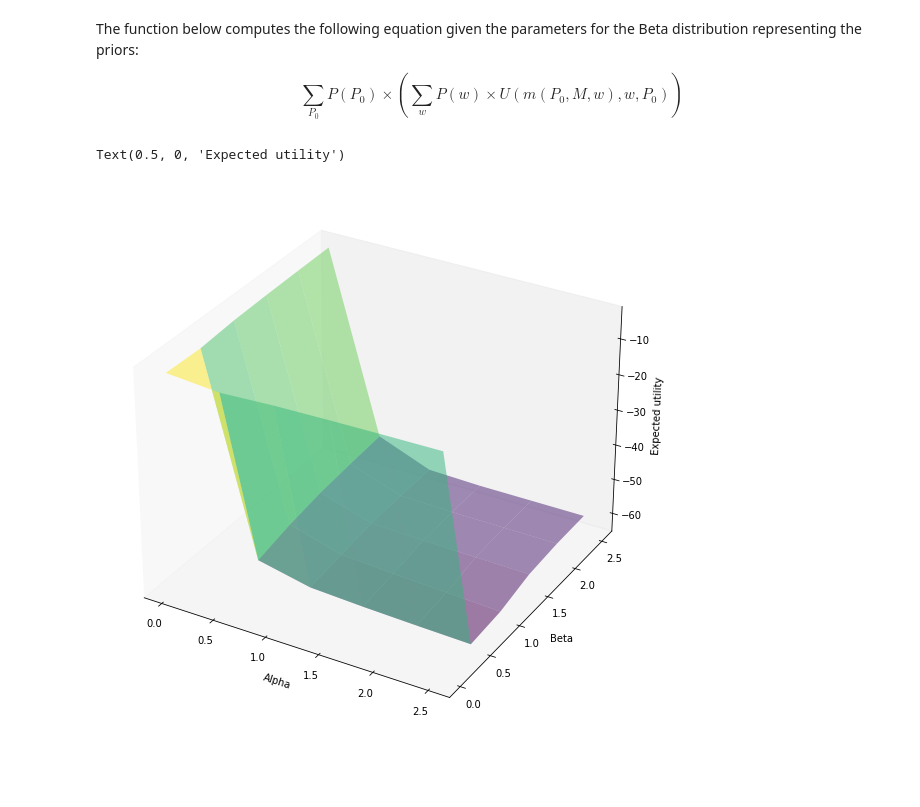
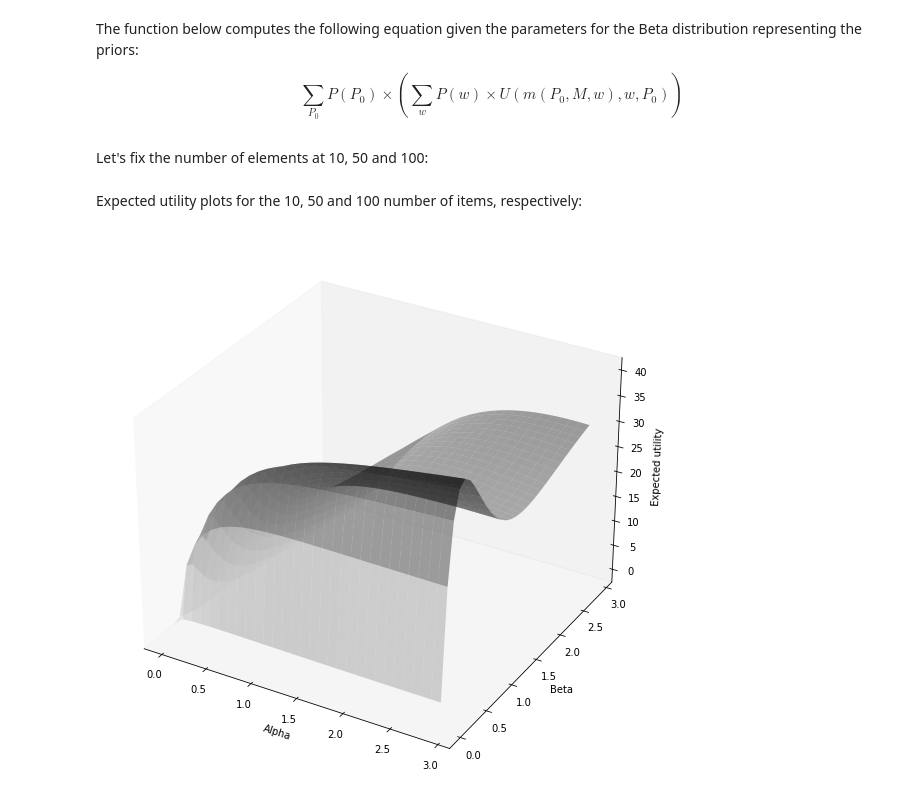
Before and after one commit to alexeykosh/2021-PPR-expected-utility, a Jupyter notebook: model.ipynb, the cells around one changed output. Saved outputs shown, nothing was run; the diff lists cells and outputs as text; code cells hidden in the pictures; blank space fills up the shorter version.

```diff
--- a/model.ipynb
+++ b/model.ipynb
@@ -56,31 +55,31 @@ The function below computes the following equation given the parameters for the
 $$\sum_{P_0} P(P_0) \times (\sum_{w} P(w) \times U(m(P_0,M,w), w, P_0))$$
 # %%
 @np.vectorize
-def expected_U(a, b, message_c, n=100):
+def expected_U(a, b, message_c, n=50):
     res = []
     for i in np.arange(0.01, 1, 0.01):
-        sum_utility = []
+        utility = []
         for world in ['w_all', 'w_all', 'w_some']:
-            sum_utility.append(m(i, world, n, message_c) * P(i, world, n))
-        res.append(scipy.stats.beta(a, b).pdf(i)*sum(sum_utility))
+            utility.append(m(i, world, n, message_c) * P(i, world, n))
+        res.append(scipy.stats.beta(a, b).pdf(i)*sum(utility))
     return(sum(res))
 # %%
-X = np.arange(0.01, 3, 0.5)
-Y = np.arange(0.01, 3, 0.5)
+X = np.arange(0.01, 3, 0.1)
+Y = np.arange(0.01, 3, 0.1)
 X, Y = np.meshgrid(X, Y)
+# %% [markdown]
+Let's fix the number of elements at 10, 50 and 100:
 # %%
-Z_1 = expected_U(X, Y, message_c={'all': 0, 'some': 0, 'no':0, 'notall': 1})
-
-Z_2 = expected_U(X, Y, message_c={'all': 1, 'some': 1, 'no':1, 'notall': 1})
+Z_10 = expected_U(X, Y, message_c={'all': 0, 'some': 0, 'no':0, 'notall': 1}, n=10)
+Z_50 = expected_U(X, Y, message_c={'all': 0, 'some': 0, 'no':0, 'notall': 1}, n=50)
+Z_100 = expected_U(X, Y, message_c={'all': 0, 'some': 0, 'no':0, 'notall': 1}, n=100)
 # %%
-fig = plt.figure(figsize=(10, 10))
-ax = plt.axes(projection='3d')
-ax.plot_surface(X, Y, Z_2, rstride=1, cstride=1,
-                cmap='viridis', edgecolor='none', alpha=0.5)
-ax.grid(False)
-ax.set_xlabel('Alpha')
-ax.set_ylabel('Beta')
-ax.set_zlabel('Expected utility')
+def plot_U(X, Y, Z):
+    fig = plt.figure(figsize=(10, 10))
+    ax = plt.axes(projection='3d')
+    ax.plot_surface(X, Y, Z, rstride=1, cstride=1,
+                    cmap='binary', edgecolor='none', alpha=0.5)
+    ax.grid(False)
+    ax.set_xlabel('Alpha')
+    ax.set_ylabel('Beta')
+    ax.set_zlabel('Expected utility')
-# %% [output]
-Text(0.5, 0, 'Expected utility')
-[figure, removed]
@@ -88,0 +86,6 @@ Text(0.5, 0, 'Expected utility')
+# %% [markdown]
+Expected utility plots for the 10, 50 and 100 number of items, respectively:
+# %%
+plot_U(X, Y, Z_10)
+# %% [output]
+[figure, added]
```
Also changed, not shown: parts of 6 cells of this notebook.
